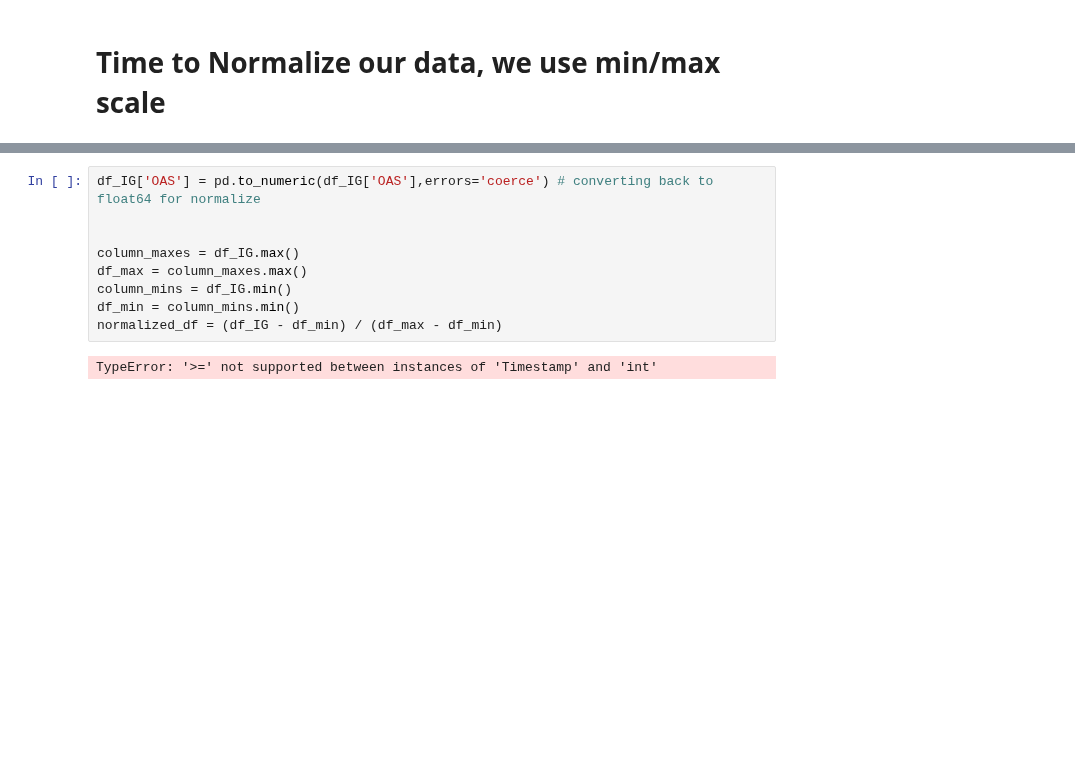
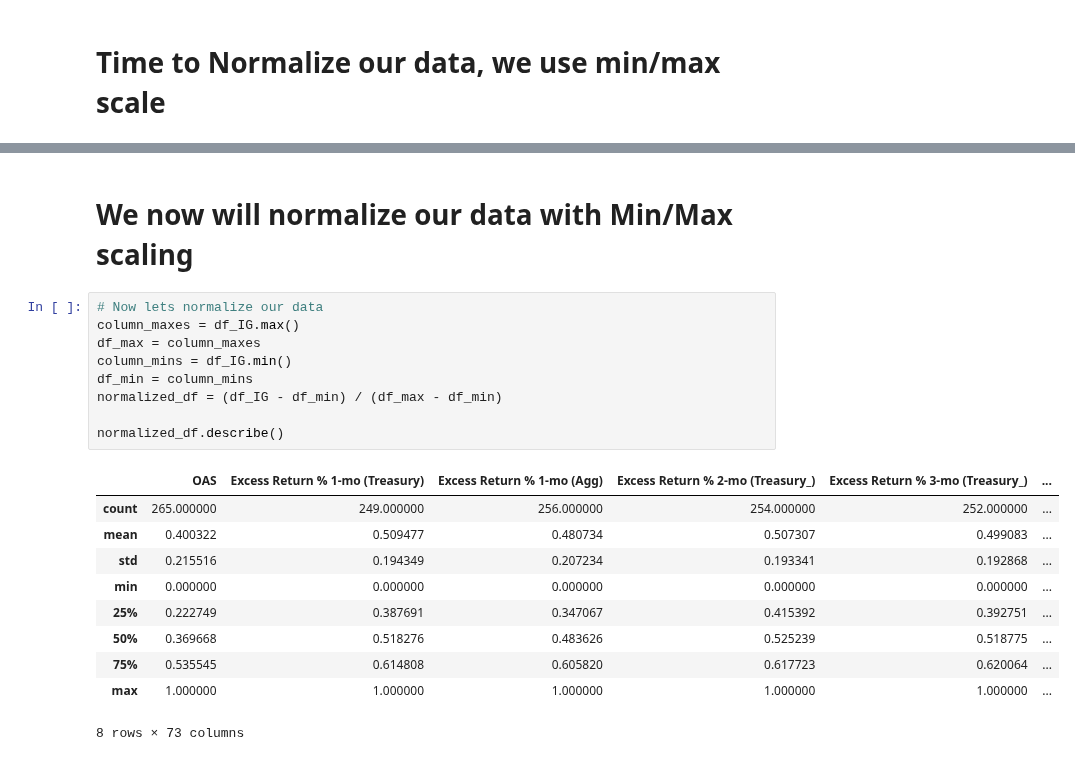
Before and after one commit to valazeinali/BoydWatterson, a Jupyter notebook: BoydWatterson/T-Test Analysis/FINAL_PROJECT_OAS.ipynb, the cells around one changed output, grey strips where cells are left out. Cells and saved outputs as stored; diff of their text form; blank space fills up the shorter version.

```diff
--- a/BoydWatterson/T-Test Analysis/FINAL_PROJECT_OAS.ipynb
+++ b/BoydWatterson/T-Test Analysis/FINAL_PROJECT_OAS.ipynb
@@ -811,11 +900,22 @@ df_IG.describe()
+# %% [markdown]
+# We now will normalize our data with Min/Max scaling
 # %%
-df_IG['OAS'] = pd.to_numeric(df_IG['OAS'],errors='coerce') # converting back to float64 for normalize
+# Now lets normalize our data
+column_maxes = df_IG.max()
+df_max = column_maxes
+column_mins = df_IG.min()
+df_min = column_mins
+normalized_df = (df_IG - df_min) / (df_max - df_min)
 
-
-column_maxes = df_IG.max()
-df_max = column_maxes.max()
-column_mins = df_IG.min()
-df_min = column_mins.min()
-normalized_df = (df_IG - df_min) / (df_max - df_min)
+normalized_df.describe()
 # %% [output]
+|  | OAS | Excess Return % 1-mo (Treasury) | Excess Return % 1-mo (Agg) | Excess Return % 2-mo (Treasury_) | Excess Return % 3-mo (Treasury_) | ... |
+| count | 265.000000 | 249.000000 | 256.000000 | 254.000000 | 252.000000 | ... |
+| mean | 0.400322 | 0.509477 | 0.480734 | 0.507307 | 0.499083 | ... |
+| std | 0.215516 | 0.194349 | 0.207234 | 0.193341 | 0.192868 | ... |
+| min | 0.000000 | 0.000000 | 0.000000 | 0.000000 | 0.000000 | ... |
+| 25% | 0.222749 | 0.387691 | 0.347067 | 0.415392 | 0.392751 | ... |
+| 50% | 0.369668 | 0.518276 | 0.483626 | 0.525239 | 0.518775 | ... |
+| 75% | 0.535545 | 0.614808 | 0.605820 | 0.617723 | 0.620064 | ... |
+| max | 1.000000 | 1.000000 | 1.000000 | 1.000000 | 1.000000 | ... |
-TypeError: '>=' not supported between instances of 'Timestamp' and 'int'
+8 rows × 73 columns
```
Also changed, not shown: parts of 20 cells of this notebook.
